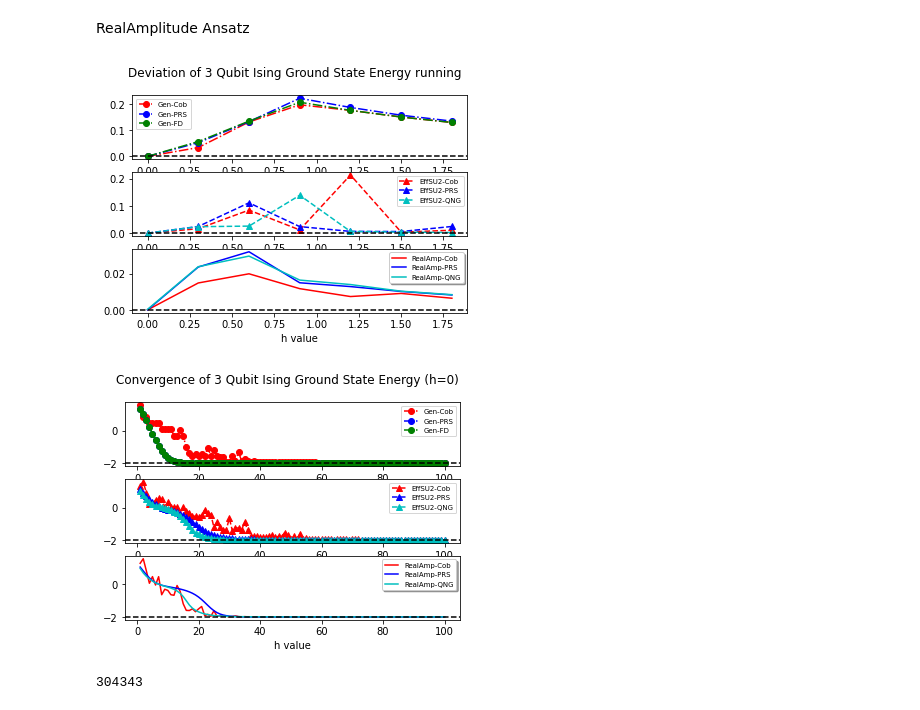
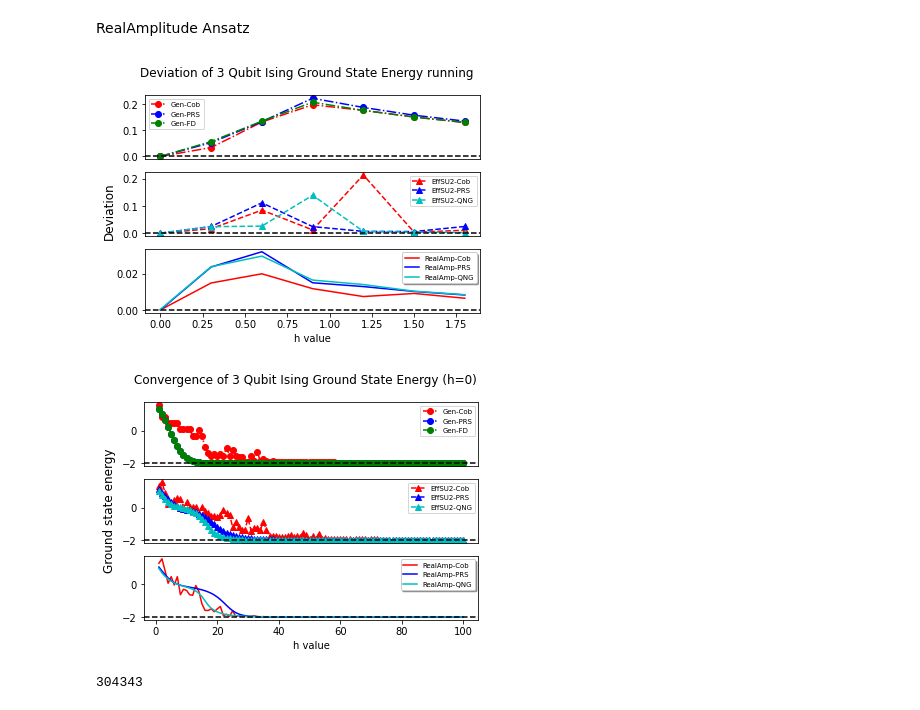
Before and after one commit to leductruyen/Quantum-Computing-Intern-Variatioal-Quantum-Algorithm-, a Jupyter notebook: VQE_Method_Accuracy_Comparison (main, final running).ipynb, the cells around one changed output. Cells and saved outputs as stored; diff of their text form; code cells hidden in the pictures.

```diff
--- a/VQE_Method_Accuracy_Comparison (main, final running).ipynb
+++ b/VQE_Method_Accuracy_Comparison (main, final running).ipynb
@@ -1042,6 +1042,7 @@ plt.plot(hvalue, gen_prs, 'b-.o',label='Gen-PRS')
 plt.plot(hvalue, gen_fd, 'g-.o',label='Gen-FD')
 plt.axhline(y=0, color='black', linestyle='--')
 plt.legend(loc='best',fontsize='x-small')
+plt.xticks([])
 # plt.ylabel('Deviation')
 
 plt.subplot(312)
@@ -1050,6 +1051,7 @@ plt.plot(hvalue, su2_prs, 'b--^',label='EffSU2-PRS')
 plt.plot(hvalue, su2_qng, 'c--^',label='EffSU2-QNG')
 plt.axhline(y=0, color='black', linestyle='--')
 plt.legend(loc='best',fontsize='x-small')
+plt.xticks([])
 # plt.ylabel('Deviation')
 
 plt.subplot(313)
@@ -1061,10 +1063,11 @@ plt.legend(loc='best',fontsize='x-small',fancybox=True, shadow=True)
 # plt.ylabel('Deviation')
 plt.xlabel('h value')
 # plt.plot(hvalue,np.real(cvalue),'r--')
+plt.text(-0.3, 0.055, 'Deviation', ha='center', va='center', rotation='vertical',size='large')
 
 plt.show()
 # %% [output]
-[figure, old version]
+[figure, new version]
 # %%
 # Convergence plot
 a = 0
@@ -1074,34 +1077,38 @@ plt.figure()
 plt.suptitle('Convergence of 3 Qubit Ising Ground State Energy (h=0)')
 
 plt.subplot(311)
 plt.plot(gen_cob_counts[a:b], gen_cob_va[a:b], 'r-.o',label='Gen-Cob')
 plt.plot(gen_cob_counts[a:b], gen_prs_va[a:b], 'b-.o',label='Gen-PRS')
 plt.plot(gen_cob_counts[a:b], gen_fd_va[a:b], 'g-.o',label='Gen-FD')
 plt.axhline(y=-2, color='black', linestyle='--')
 plt.legend(loc='best',fontsize='x-small')
+plt.xticks([])
 # plt.ylabel('Deviation')
 
 plt.subplot(312)
 plt.plot(su2_cob_counts[a:b], su2_cob_va[a:b], 'r--^',label='EffSU2-Cob')
 plt.plot(su2_cob_counts[a:b], su2_prs_va[a:b], 'b--^',label='EffSU2-PRS')
 plt.plot(su2_cob_counts[a:b], su2_qng_va[a:b], 'c--^',label='EffSU2-QNG')
 plt.axhline(y=-2, color='black', linestyle='--')
 plt.legend(loc='best',fontsize='x-small')
+plt.xticks([])
 # plt.ylabel('Deviation')
 
 plt.subplot(313)
 plt.plot(real_cob_counts[a:b], real_cob_va[a:b], 'r-',label='RealAmp-Cob')
 plt.plot(real_cob_counts[a:b], real_prs_va[a:b], 'b-',label='RealAmp-PRS')
 plt.plot(real_cob_counts[a:b], real_qng_va[a:b], 'c-',label='RealAmp-QNG')
 plt.axhline(y=-2, color='black', linestyle='--')
 plt.legend(loc='best',fontsize='x-small',fancybox=True, shadow=True)
 # plt.ylabel('Deviation')
 plt.xlabel('h value')
 # plt.plot(hvalue,np.real(cvalue),'r--')
 
+plt.text(-15, 4.5, 'Ground state energy', ha='center', va='center', rotation='vertical',size='large')
+
 plt.show()
 # %% [output]
-[figure, old version]
+[figure, new version]
 # %%
 # Save data
 f = open("VQE_Report_Data.txt", "w")
```
Also changed, not shown: 2 other files.
